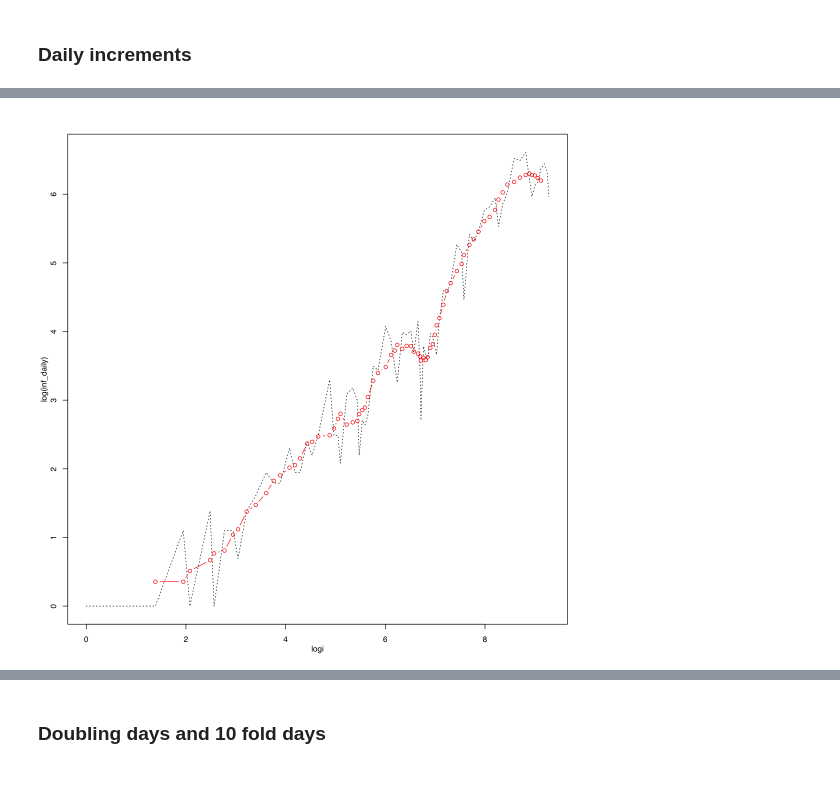
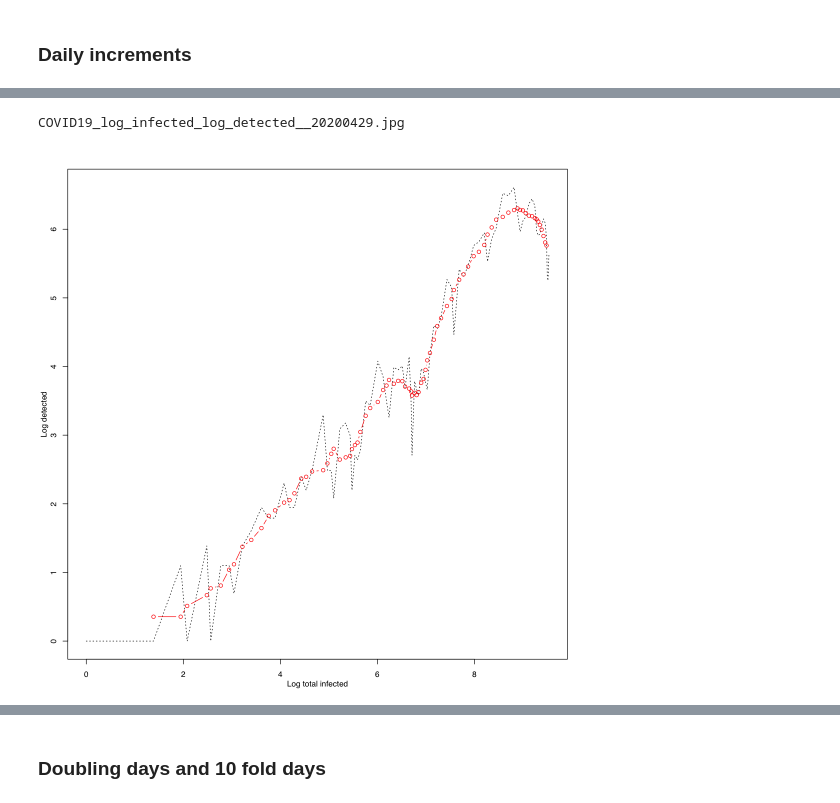
Before and after one commit to naono-git/covid19, a Jupyter notebook: covid19.ipynb, the cells around one changed output, grey strips where cells are left out. Drawn from its saved outputs; the diff is of its cells as text; code cells hidden in the pictures.

```diff
--- a/covid19.ipynb
+++ b/covid19.ipynb
@@ -228,12 +230,15 @@ COVID19_infection_daily_20200422.jpg
 # %%
 hoge <- filter(log(inf_daily), rep(1/7,7))
 
+file_plot3 <- paste("COVID19_log_infected_log_detected_",stamp,sep="_")
+
 plotFigure(function(){
-    plot(logi, log(inf_daily), type="l", lty=3)
+    plot(logi, log(inf_daily), type="l", lty=3, xlab="Log total infected", ylab="Log detected")
     points(logi,hoge, type="b", col=2)
-},rr=1)
+},rr=1, dir="fig", file=file_plot3, dev=c("x11","jpg"))
 # %% [output]
+COVID19_log_infected_log_detected__20200429.jpg
-[figure, old version]
+[figure, new version]
 # %%
 # prediction of number of infected
 pred_exp_2 <- round(pred_exp(ddlabel-d0, cc_exp_2, ll_exp_2))
```
Also changed, not shown: parts of 13 cells of this notebook, 14 other files.
